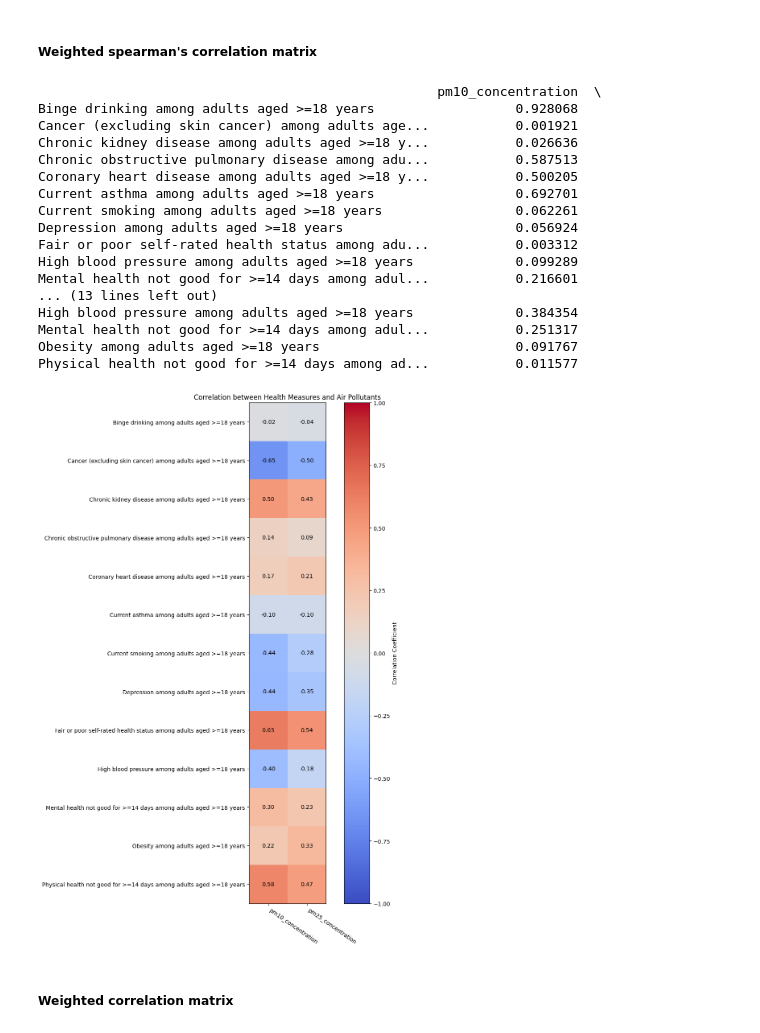
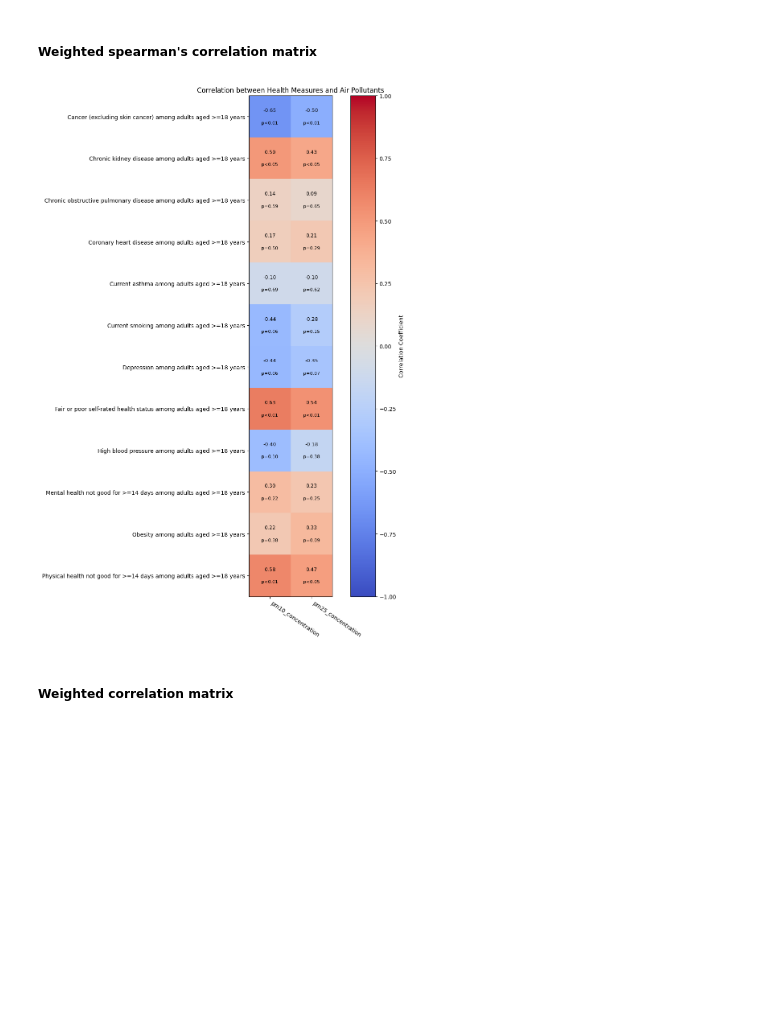
Before and after one commit to filoooooonov/pse-project, a Jupyter notebook: project.ipynb, the cells around one changed output. Saved outputs shown, nothing was run; the diff lists cells and outputs as text; code cells hidden in the pictures; blank space fills up the shorter version.

```diff
--- a/project.ipynb
+++ b/project.ipynb
@@ -82,7 +82,7 @@ new_df = new_df.drop([
 'Older adult women aged >=65 years who are up to date on a core set of clinical preventive services: Flu shot past year, PPV shot ever, Colorectal cancer screening, and Mammogram past 2 years',
 'All teeth lost among adults aged >=65 years',
 'Arthritis among adults aged >=18 years',
-# 'Binge drinking among adults aged >=18 years',
+'Binge drinking among adults aged >=18 years',
 # 'Current smoking among adults aged >=18 years',
 'Diagnosed diabetes among adults aged >=18 years',
 'High cholesterol among adults aged >=18 years who have been screened in the past 5 years',
@@ -241,60 +241,65 @@ for disease in disease_columns:
 # Extract and transpose the correlation matrix - diseases as rows and pollutants as columns
 disease_pollutant_corr = correlation_matrix.loc[disease_columns, pollutants]
 # print(disease_pollutant_corr)
-print(p_value_matrix)
 
 
 # Display the correlation matrix
 # print("Correlation between health measures and air pollutants:")
 # print(disease_pollutant_corr)
 
 # # Visualize the correlation matrix as a heatmap using matplotlib
 import matplotlib.pyplot as plt
 import numpy as np
 
 plt.figure(figsize=(10, 14))  # Adjusted for more rows than columns
 # Convert correlation values to float
 disease_pollutant_corr = disease_pollutant_corr.astype(float)
 
 # Create the heatmap
 im = plt.imshow(disease_pollutant_corr, cmap='coolwarm', vmin=-1, vmax=1)
 
 # Add colorbar
 cbar = plt.colorbar(im)
 cbar.set_label('Correlation Coefficient')
 
 # Add labels and title
 plt.title('Correlation between Health Measures and Air Pollutants')
 plt.xticks(np.arange(len(pollutants)), pollutants, rotation=-35, ha='left')
 plt.yticks(np.arange(len(disease_columns)), disease_columns, rotation=0)  # Changed rotation to 0
 
-# Add correlation values as text annotations
+# Add correlation values and p-values as text annotations
 for i in range(len(disease_columns)):
     for j in range(len(pollutants)):
-        text = plt.text(j, i, f'{disease_pollutant_corr.iloc[i, j]:.2f}', ha="center", va="center", color="black")
+        corr_value = disease_pollutant_corr.iloc[i, j]
+        p_value = p_value_matrix.iloc[i, j]
+
+        # Format the correlation value
+        corr_text = f'{corr_value:.2f}'
+
+        # Format the p-value with scientific notation for small values
+        if pd.notna(p_value):
+            if p_value < 0.001:
+                p_text = 'p<0.001'
+            elif p_value < 0.01:
+                p_text = 'p<0.01'
+            elif p_value < 0.05:
+                p_text = 'p<0.05'
+            else:
+                p_text = f'p={p_value:.2f}'
+        else:
+            p_text = 'p=NA'
+
+        # Add correlation value at the top of the cell
+        plt.text(j, i-0.15, corr_text, ha="center", va="center", color="black", fontsize=9)
+
+        # Add p-value at the bottom of the cell
+        plt.text(j, i+0.15, p_text, ha="center", va="center", color="black", fontsize=8)
 
 plt.tight_layout()
 plt.savefig('corr_weighted_spearman.png')
 plt.show()
 # %% [output]
-                                                   pm10_concentration  \
-Binge drinking among adults aged >=18 years                  0.928068
-Cancer (excluding skin cancer) among adults age...           0.001921
-Chronic kidney disease among adults aged >=18 y...           0.026636
-Chronic obstructive pulmonary disease among adu...           0.587513
-Coronary heart disease among adults aged >=18 y...           0.500205
-Current asthma among adults aged >=18 years                  0.692701
-Current smoking among adults aged >=18 years                 0.062261
-Depression among adults aged >=18 years                      0.056924
-Fair or poor self-rated health status among adu...           0.003312
-High blood pressure among adults aged >=18 years             0.099289
-Mental health not good for >=14 days among adul...           0.216601
-... (13 lines left out)
-High blood pressure among adults aged >=18 years             0.384354
-Mental health not good for >=14 days among adul...           0.251317
-Obesity among adults aged >=18 years                         0.091767
-Physical health not good for >=14 days among ad...           0.011577
-[figure, old version]
+[figure, new version]
 # %% [markdown]
 ##### Weighted correlation matrix
 # %%
```
Also changed, not shown: parts of 9 cells of this notebook, 1 other file.
